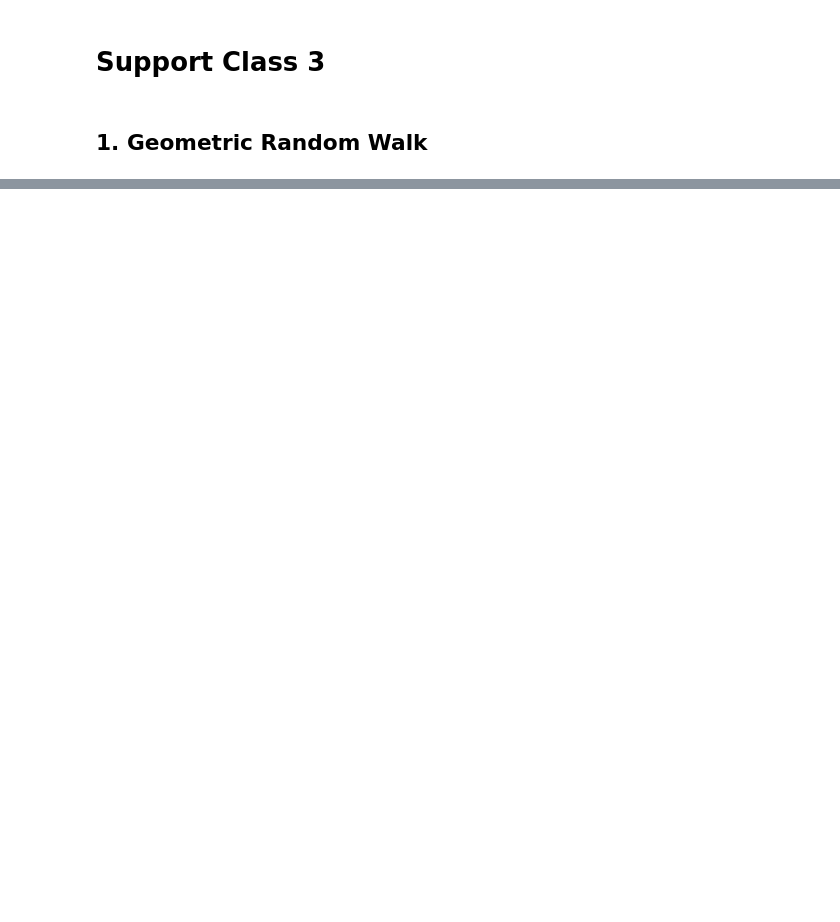
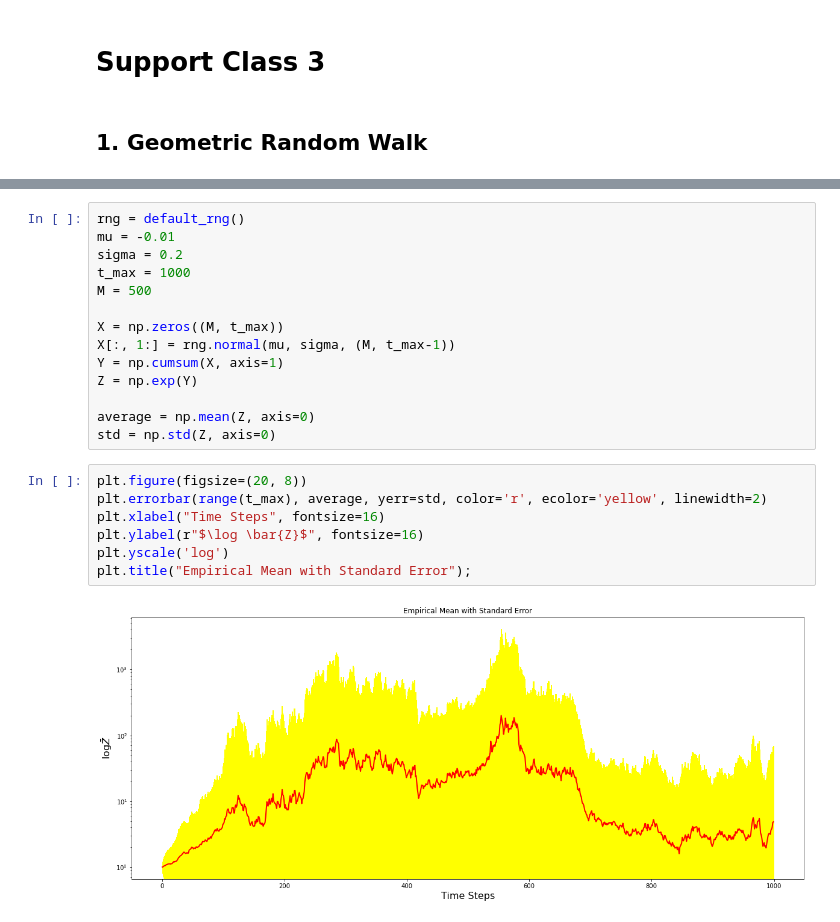
Before and after one commit to YIMINGMA/Stochastic-Modelling-and-Random-Processes, a Jupyter notebook: Notebooks/Support-Class-3.ipynb, the cells around one changed output, grey strips where cells are left out. Cells and saved outputs as stored; diff of their text form; blank space fills up the shorter version.

```diff
--- a/Notebooks/Support-Class-3.ipynb
+++ b/Notebooks/Support-Class-3.ipynb
@@ -186,0 +51,23 @@ plt.grid()
+# %%
+rng = default_rng()
+mu = -0.01
+sigma = 0.2
+t_max = 1000
+M = 500
+
+X = np.zeros((M, t_max))
+X[:, 1:] = rng.normal(mu, sigma, (M, t_max-1))
+Y = np.cumsum(X, axis=1)
+Z = np.exp(Y)
+
+average = np.mean(Z, axis=0)
+std = np.std(Z, axis=0)
+# %%
+plt.figure(figsize=(20, 8))
+plt.errorbar(range(t_max), average, yerr=std, color='r', ecolor='yellow', linewidth=2)
+plt.xlabel("Time Steps", fontsize=16)
+plt.ylabel(r"$\log \bar{Z}$", fontsize=16)
+plt.yscale('log')
+plt.title("Empirical Mean with Standard Error");
+# %% [output]
+[figure, added]
```
Also changed, not shown: parts of 49 cells of this notebook.
